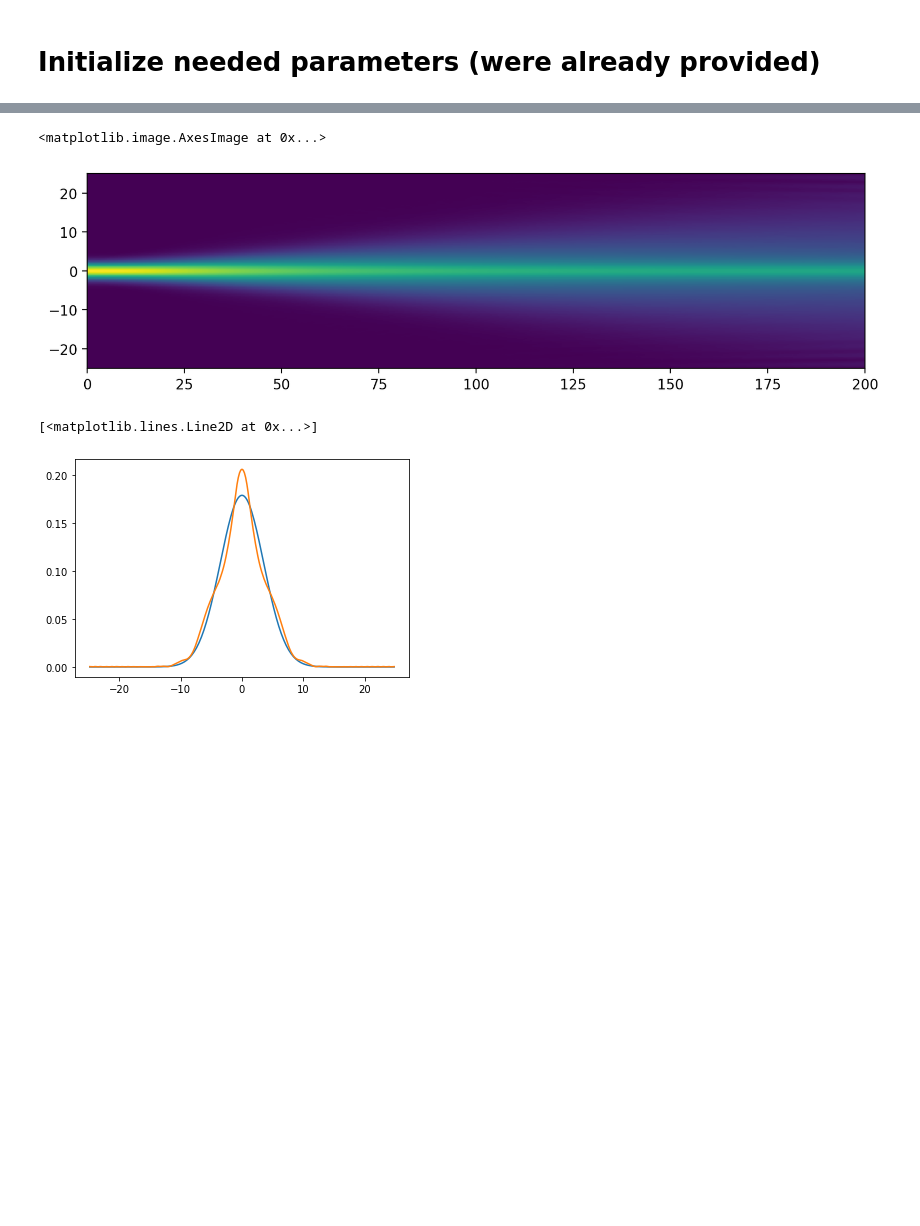
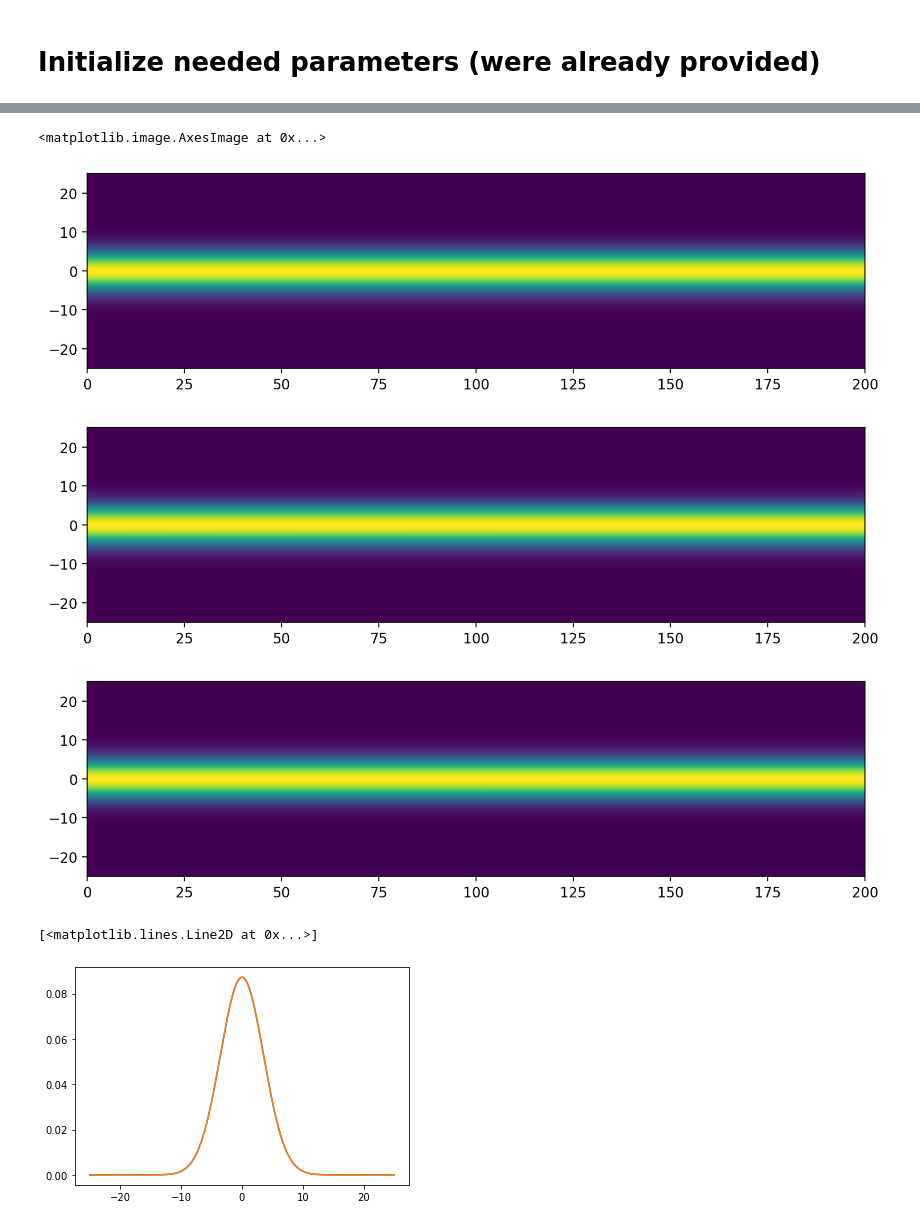
Before and after one commit to roflmaostc/Beam-Propagation-Method, a Jupyter notebook: demonstration.ipynb, the cells around one changed output, grey strips where cells are left out. Cells and saved outputs as stored; diff of their text form; code cells hidden in the pictures; blank space fills up the shorter version.

Commit message:
Add computation time for different methods like factorization or inversion

```diff
--- a/demonstration.ipynb
+++ b/demonstration.ipynb
@@ -7,11 +7,11 @@ import beam_propagation_method as bpm
 # Initialize needed parameters (were already provided)
 # %%
 # computational parameters
-z_end   = 200       # propagation distance
+z_end = 200       # propagation distance
 lam = 1         # wavelength
 nd = 1.455     # reference index
 xa = 50        # size of computational window
-Nx = 251       # number of transverse points
+Nx = 1051# number of transverse points
 dx = xa/(Nx-1) # transverse step size
 
 # waveguide parameters
@@ -20,7 +20,7 @@ n_cladding = 1.45      # cladding index
 n_core = 1.46     # core refr. index
 
 # source width
-w = 2.0       # Gaussian beam width
+w = 5.0       # Gaussian beam width
 
 # propagation step size
 dz = 0.5
@@ -34,6 +34,21 @@ v_in, x = bpm.gauss(xa, Nx, w)
 
 v_in = v_in/np.sqrt(np.sum(np.abs(v_in)**2)) # normalize power to unity
 
+a = timer()
 v_out, z = bpm.beamprop_CN(v_in, lam, dx, n, nd, z_end, dz, 1)
+b = timer()
+print("Time elapsed double precision and factorized matrix \t\t{:.5f}s".format(b - a))
 
+
+a = timer()
+v_out_s, z = bpm.beamprop_CN(v_in, lam, dx, n, nd, z_end, dz, 1, method="solve")
+b = timer()
+print("Time elapsed double precision without prefactozired matrix \t{:.5f}s".format(b - a))
+
+a = timer()
+v_out_i, z = bpm.beamprop_CN(v_in, lam, dx, n, nd, z_end, dz, 1, method="invert")
+b = timer()
+print("Time elapsed double precision with inverted matrix \t\t{:.5f}s".format(b - a))
+
+# for plotting
 extent = (0, z_end, x[0], x[-1])
@@ -40,9 +59,17 @@ extent = (0, z_end, x[0], x[-1])
 # %%
 plt.figure(figsize=(10, 6), dpi=200, facecolor='w', edgecolor='k')
 plt.imshow(np.transpose(np.abs(v_out)), extent=extent)
+
+plt.figure(figsize=(10, 6), dpi=200, facecolor='w', edgecolor='k')
+plt.imshow(np.transpose(np.abs(v_out_s)), extent=extent)
+
+plt.figure(figsize=(10, 6), dpi=200, facecolor='w', edgecolor='k')
+plt.imshow(np.transpose(np.abs(v_out_i)), extent=extent)
 # %% [output]
 <matplotlib.image.AxesImage at 0x...>
-[figure, old version]
+[figure, new version]
+[figure, added]
+[figure, added]
 # %%
 s = 1
 plt.plot(x[s:-s], np.abs(v_out[0, s:-s]))
@@ -51,7 +78,7 @@ plt.plot(x[s:-s], np.abs(v_out[100, s:-s]))
 #plt.plot(x[s:-s], v_in[s:-s])
 # %% [output]
 [<matplotlib.lines.Line2D at 0x...>]
-[figure, old version]
+[figure, new version]
 # %%
 v_out.shape
 # %% [output]
```
Also changed, not shown: parts of 3 cells of this notebook.
